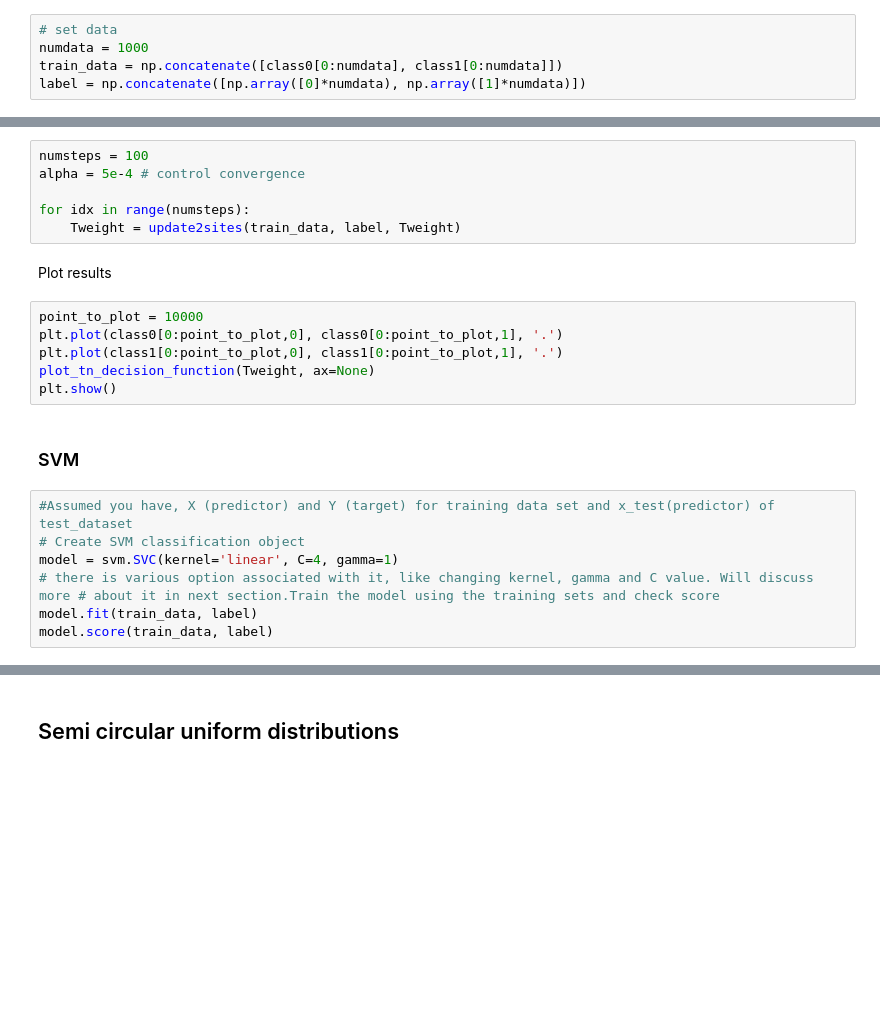
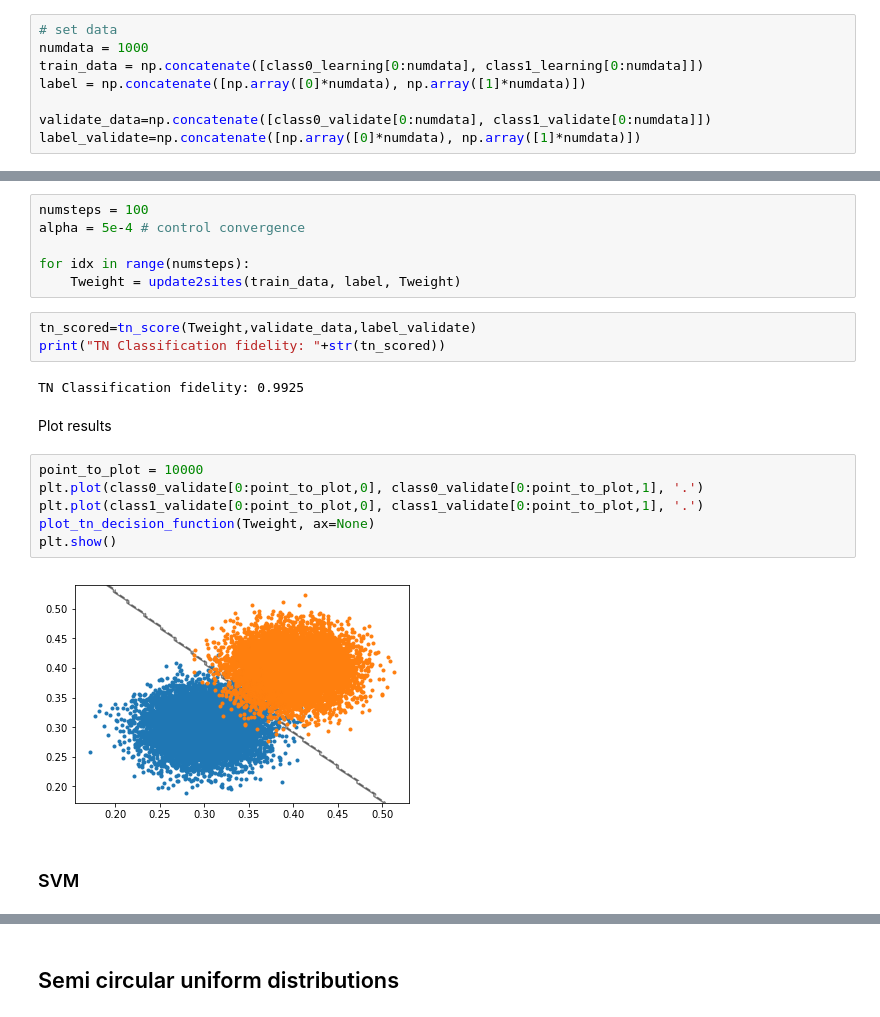
Before and after one commit to marcoavesani/TN-BML, a Jupyter notebook: Tensor Network ML.ipynb, the cells around one changed output, grey strips where cells are left out. Drawn from its saved outputs; the diff is of its cells as text; blank space fills up the shorter version.

Commit message:
Added Naive Bayes, validation set, score for each test and final summary of performance

```diff
--- a/Tensor Network ML.ipynb
+++ b/Tensor Network ML.ipynb
@@ -116,8 +216,11 @@ Prepare training data
 # %%
 # set data
 numdata = 1000
-train_data = np.concatenate([class0[0:numdata], class1[0:numdata]])
+train_data = np.concatenate([class0_learning[0:numdata], class1_learning[0:numdata]])
 label = np.concatenate([np.array([0]*numdata), np.array([1]*numdata)])
+
+validate_data=np.concatenate([class0_validate[0:numdata], class1_validate[0:numdata]])
+label_validate=np.concatenate([np.array([0]*numdata), np.array([1]*numdata)])
 # %% [markdown]
 ### Tensor network
 # %% [markdown]
@@ -132,20 +235,20 @@ alpha = 5e-4 # control convergence
 
 for idx in range(numsteps):
     Tweight = update2sites(train_data, label, Tweight)
+# %%
+tn_scored=tn_score(Tweight,validate_data,label_validate)
+print("TN Classification fidelity: "+str(tn_scored))
+# %% [output]
+TN Classification fidelity: 0.9925
 # %% [markdown]
 Plot results
 # %%
 point_to_plot = 10000
-plt.plot(class0[0:point_to_plot,0], class0[0:point_to_plot,1], '.')
-plt.plot(class1[0:point_to_plot,0], class1[0:point_to_plot,1], '.')
+plt.plot(class0_validate[0:point_to_plot,0], class0_validate[0:point_to_plot,1], '.')
+plt.plot(class1_validate[0:point_to_plot,0], class1_validate[0:point_to_plot,1], '.')
 plot_tn_decision_function(Tweight, ax=None)
 plt.show()
+# %% [output]
+[figure, added]
 # %% [markdown]
 ### SVM
-# %%
-#Assumed you have, X (predictor) and Y (target) for training data set and x_test(predictor) of test_dataset
-# Create SVM classification object
-model = svm.SVC(kernel='linear', C=4, gamma=1)
-# there is various option associated with it, like changing kernel, gamma and C value. Will discuss more # about it in next section.Train the model using the training sets and check score
-model.fit(train_data, label)
-model.score(train_data, label)
```
Also changed, not shown: parts of 49 cells of this notebook.
